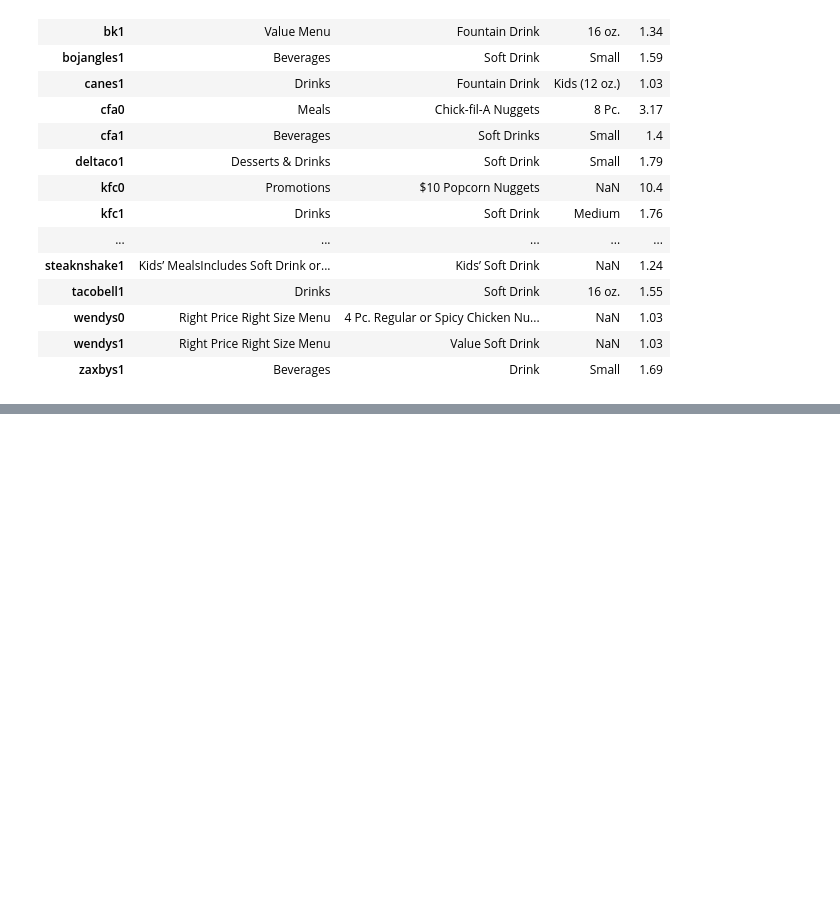
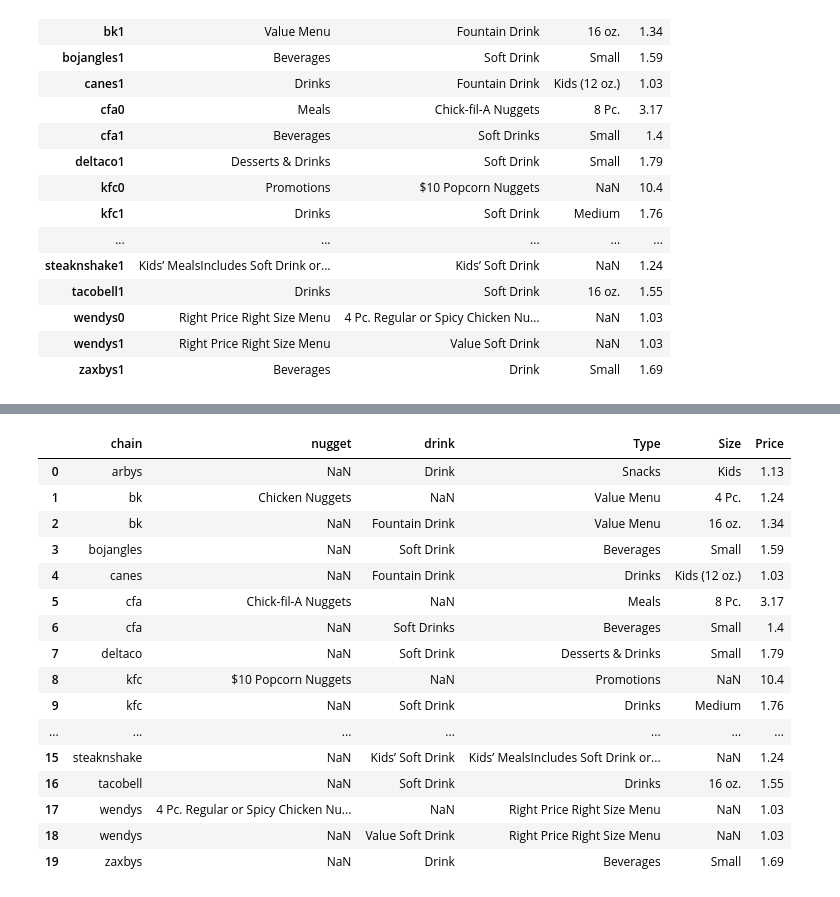
Before and after one commit to maddiehope/hacks8, a Jupyter notebook: cleaning_datasets.ipynb, the cells around one changed output, grey strips where cells are left out. Drawn from its saved outputs; the diff is of its cells as text; code cells hidden in the pictures; blank space fills up the shorter version.

```diff
--- a/cleaning_datasets.ipynb
+++ b/cleaning_datasets.ipynb
@@ -243,0 +180,16 @@ df
+# %%
+for i, item in enumerate(options):
+    all_options[item] = all_options[all_options['Food'].str.contains(item, case=False, na=False)]['Food']
+
+all_options.drop(columns=['Food'], inplace=True)
+
+for i, item in enumerate(options):
+    all_options.insert(i, item, all_options.pop(item))
+
+all_options = all_options.reset_index()
+all_options = all_options.rename({'index': 'chain'}, axis=1) # taking the chain names out of the index and making them a seperate column
+
+all_options["chain"] = all_options["chain"].str.slice(stop=-1)
+
+all_options = all_options.to_records(index=False) # converting to numpy array so it becomes hashable
+all_options
@@ -243,0 +214,21 @@ df
+# %%
+df = pd.DataFrame(all_options)
+df
+# %% [output]
+|  | chain | nugget | drink | Type | Size | Price |
+| 0 | arbys | NaN | Drink | Snacks | Kids | 1.13 |
+| 1 | bk | Chicken Nuggets | NaN | Value Menu | 4 Pc. | 1.24 |
+| 2 | bk | NaN | Fountain Drink | Value Menu | 16 oz. | 1.34 |
+| 3 | bojangles | NaN | Soft Drink | Beverages | Small | 1.59 |
+| 4 | canes | NaN | Fountain Drink | Drinks | Kids (12 oz.) | 1.03 |
+| 5 | cfa | Chick-fil-A Nuggets | NaN | Meals | 8 Pc. | 3.17 |
+| 6 | cfa | NaN | Soft Drinks | Beverages | Small | 1.4 |
+| 7 | deltaco | NaN | Soft Drink | Desserts & Drinks | Small | 1.79 |
+| 8 | kfc | $10 Popcorn Nuggets | NaN | Promotions | NaN | 10.4 |
+| 9 | kfc | NaN | Soft Drink | Drinks | Medium | 1.76 |
+| ... | ... | ... | ... | ... | ... | ... |
+| 15 | steaknshake | NaN | Kids’ Soft Drink | Kids’ MealsIncludes Soft Drink or... | NaN | 1.24 |
+| 16 | tacobell | NaN | Soft Drink | Drinks | 16 oz. | 1.55 |
+| 17 | wendys | 4 Pc. Regular or Spicy Chicken Nu... | NaN | Right Price Right Size Menu | NaN | 1.03 |
+| 18 | wendys | NaN | Value Soft Drink | Right Price Right Size Menu | NaN | 1.03 |
+| 19 | zaxbys | NaN | Drink | Beverages | Small | 1.69 |
```
Also changed, not shown: parts of 8 cells of this notebook, 3 other files.
